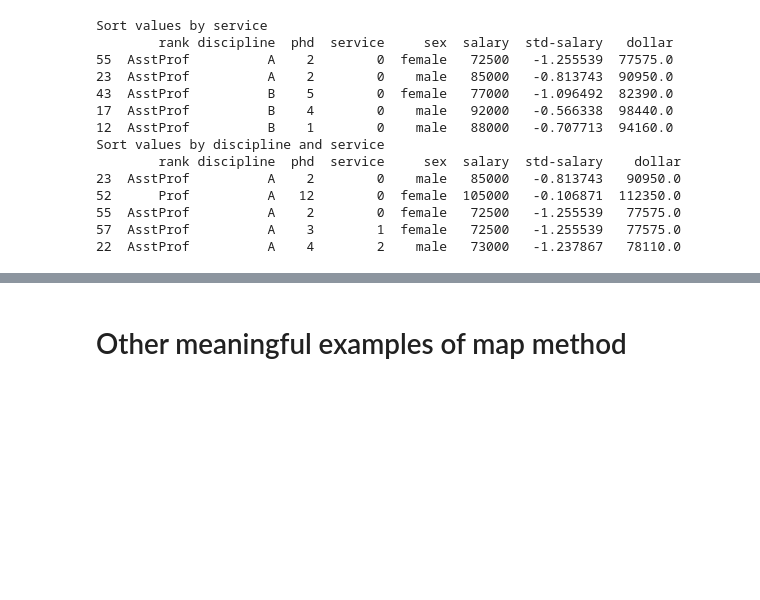
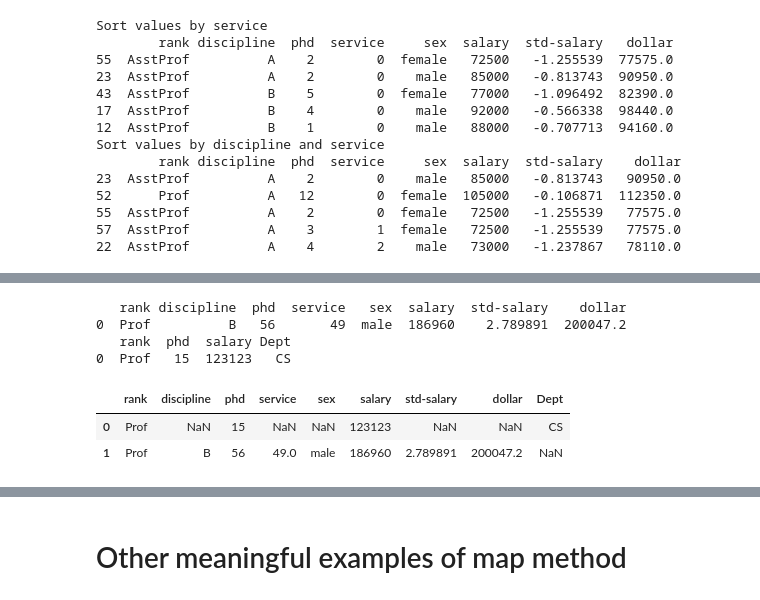
Before and after one commit to Manillin/Notes, a Jupyter notebook: masters/BigDataAnalytics/Lab/data_analytics/DA_2025_students.ipynb, the cells around one changed output, grey strips where cells are left out. Drawn from its saved outputs; the diff is of its cells as text; code cells hidden in the pictures; blank space fills up the shorter version.

```diff
--- a/masters/BigDataAnalytics/Lab/data_analytics/DA_2025_students.ipynb
+++ b/masters/BigDataAnalytics/Lab/data_analytics/DA_2025_students.ipynb
@@ -822,0 +813,18 @@ df_2
+# %%
+df_prova = df.head(1)
+dic = {'rank':['Prof'], 'phd':[15],'salary':[123123],'Dept':['CS']}
+df_prova2 = pd.DataFrame(dic)
+
+print(df_prova)
+print(df_prova2)
+
+df_merge = pd.merge(df_prova,df_prova2,how='outer')
+print(df_merge)
+# %% [output]
+   rank discipline  phd  service   sex  salary  std-salary    dollar
+0  Prof          B   56       49  male  186960    2.789891  200047.2
+   rank  phd  salary Dept
+0  Prof   15  123123   CS
+|  | rank | discipline | phd | service | sex | salary | std-salary | dollar | Dept |
+| 0 | Prof | NaN | 15 | NaN | NaN | 123123 | NaN | NaN | CS |
+| 1 | Prof | B | 56 | 49.0 | male | 186960 | 2.789891 | 200047.2 | NaN |
```
Also changed, not shown: parts of 29 cells of this notebook.
